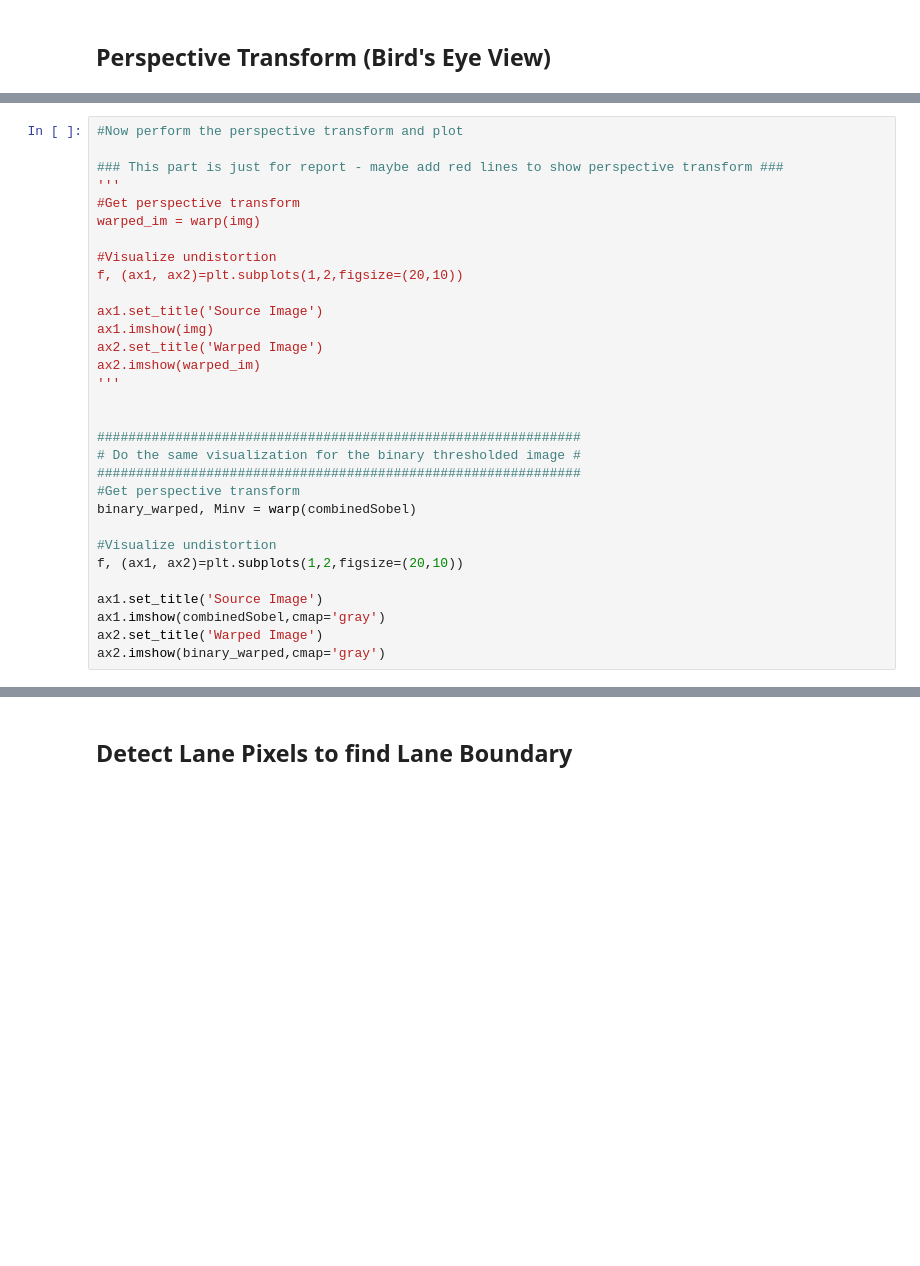
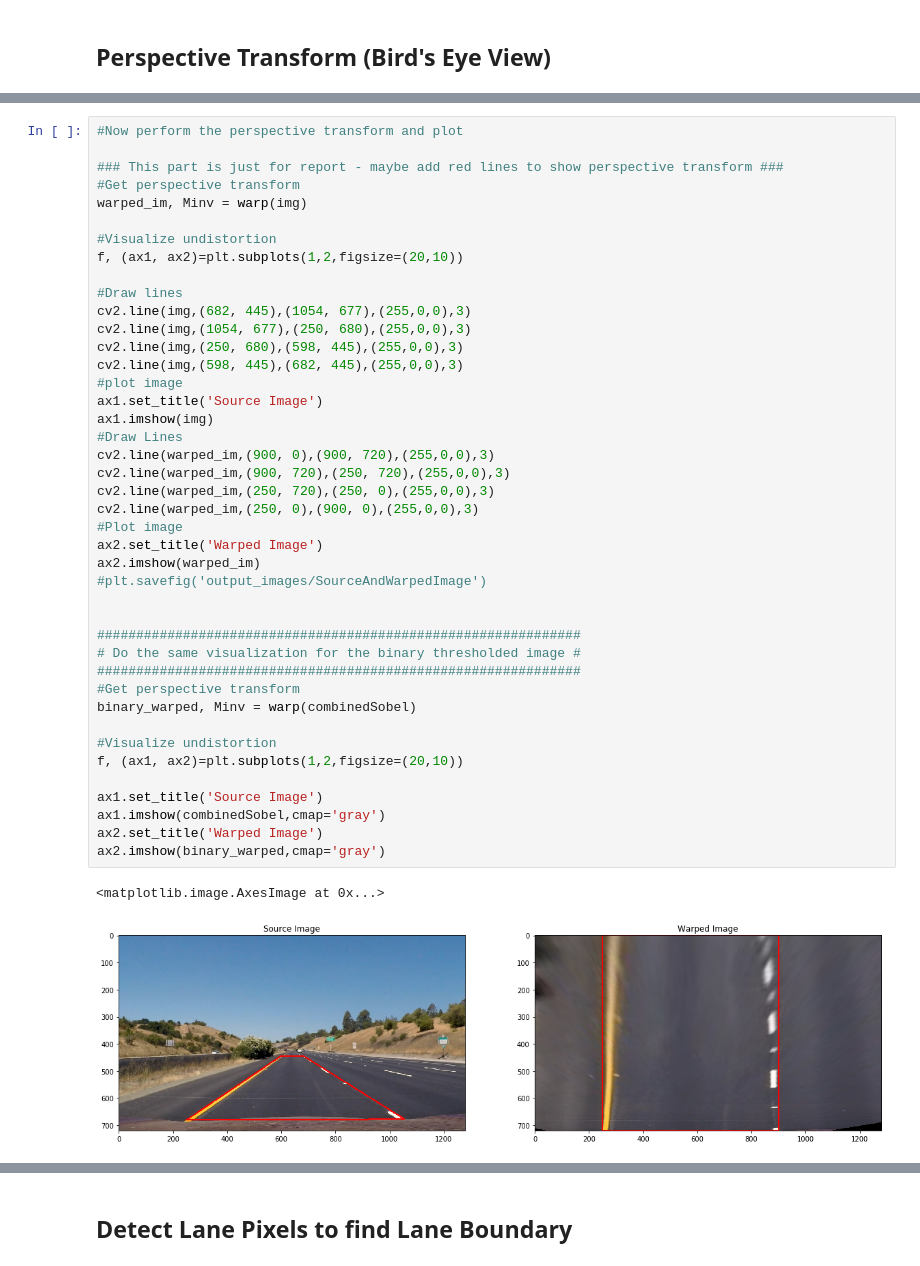
Before and after one commit to manheima/CarND-Advanced-Lane-Lines, a Jupyter notebook: P2.ipynb, the cells around one changed output, grey strips where cells are left out. Drawn from its saved outputs; the diff is of its cells as text; blank space fills up the shorter version.

```diff
--- a/P2.ipynb
+++ b/P2.ipynb
@@ -559,31 +572,45 @@ plt.plot(598,445,'.')#Top left
 # %%
 #Now perform the perspective transform and plot
 
 ### This part is just for report - maybe add red lines to show perspective transform ###
-'''
 #Get perspective transform
-warped_im = warp(img)
+warped_im, Minv = warp(img)
 
 #Visualize undistortion
 f, (ax1, ax2)=plt.subplots(1,2,figsize=(20,10))
 
+#Draw lines
+cv2.line(img,(682, 445),(1054, 677),(255,0,0),3)
+cv2.line(img,(1054, 677),(250, 680),(255,0,0),3)
+cv2.line(img,(250, 680),(598, 445),(255,0,0),3)
+cv2.line(img,(598, 445),(682, 445),(255,0,0),3)
+#plot image
 ax1.set_title('Source Image')
 ax1.imshow(img)
+#Draw Lines
+cv2.line(warped_im,(900, 0),(900, 720),(255,0,0),3)
+cv2.line(warped_im,(900, 720),(250, 720),(255,0,0),3)
+cv2.line(warped_im,(250, 720),(250, 0),(255,0,0),3)
+cv2.line(warped_im,(250, 0),(900, 0),(255,0,0),3)
+#Plot image
 ax2.set_title('Warped Image')
 ax2.imshow(warped_im)
-'''
+#plt.savefig('output_images/SourceAndWarpedImage')
 
 
 ##############################################################
 # Do the same visualization for the binary thresholded image #
 ##############################################################
 #Get perspective transform
 binary_warped, Minv = warp(combinedSobel)
 
 #Visualize undistortion
 f, (ax1, ax2)=plt.subplots(1,2,figsize=(20,10))
 
 ax1.set_title('Source Image')
 ax1.imshow(combinedSobel,cmap='gray')
 ax2.set_title('Warped Image')
 ax2.imshow(binary_warped,cmap='gray')
+# %% [output]
+<matplotlib.image.AxesImage at 0x...>
+[figure, added]
```
Also changed, not shown: parts of 7 cells of this notebook, 3 other files.
